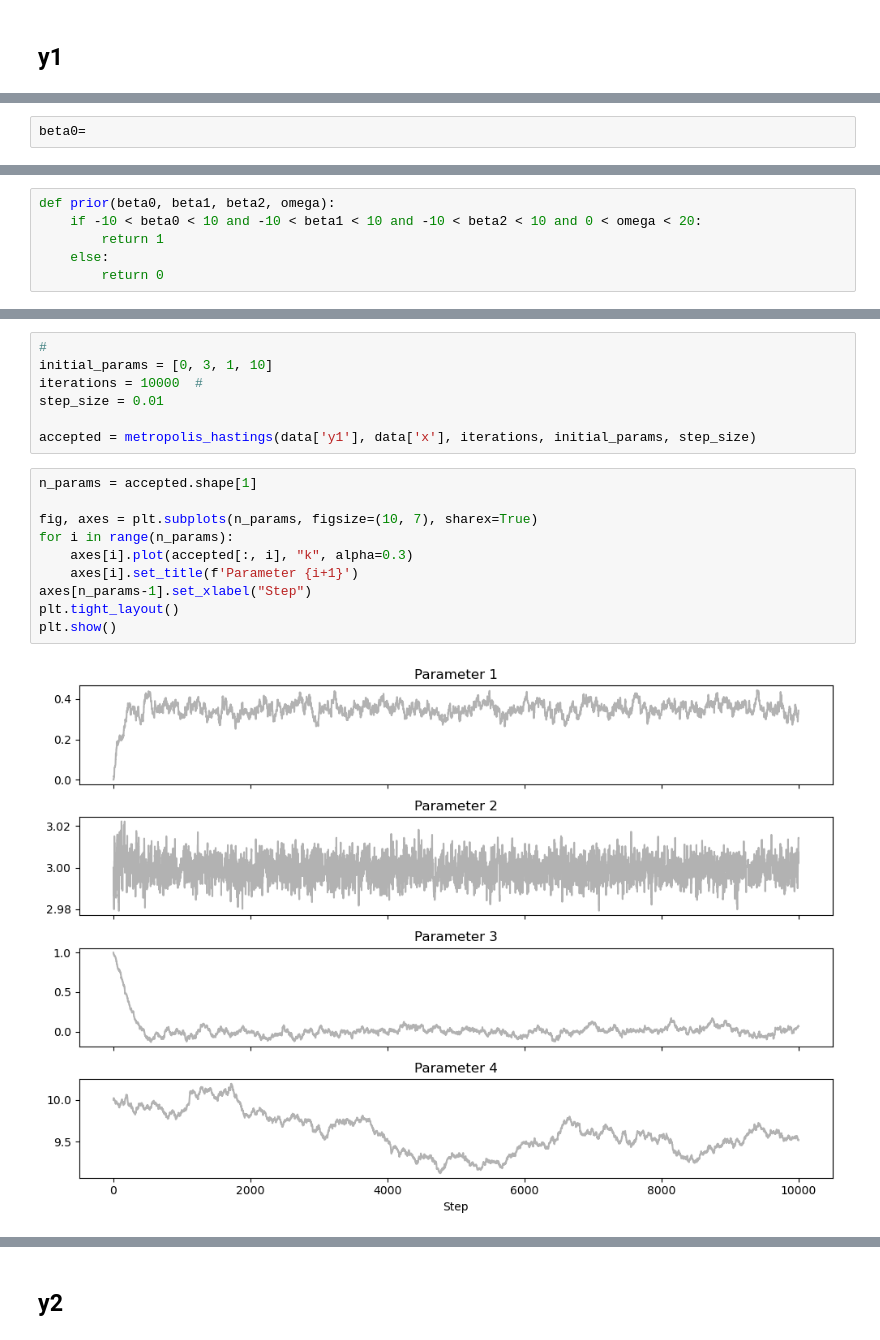
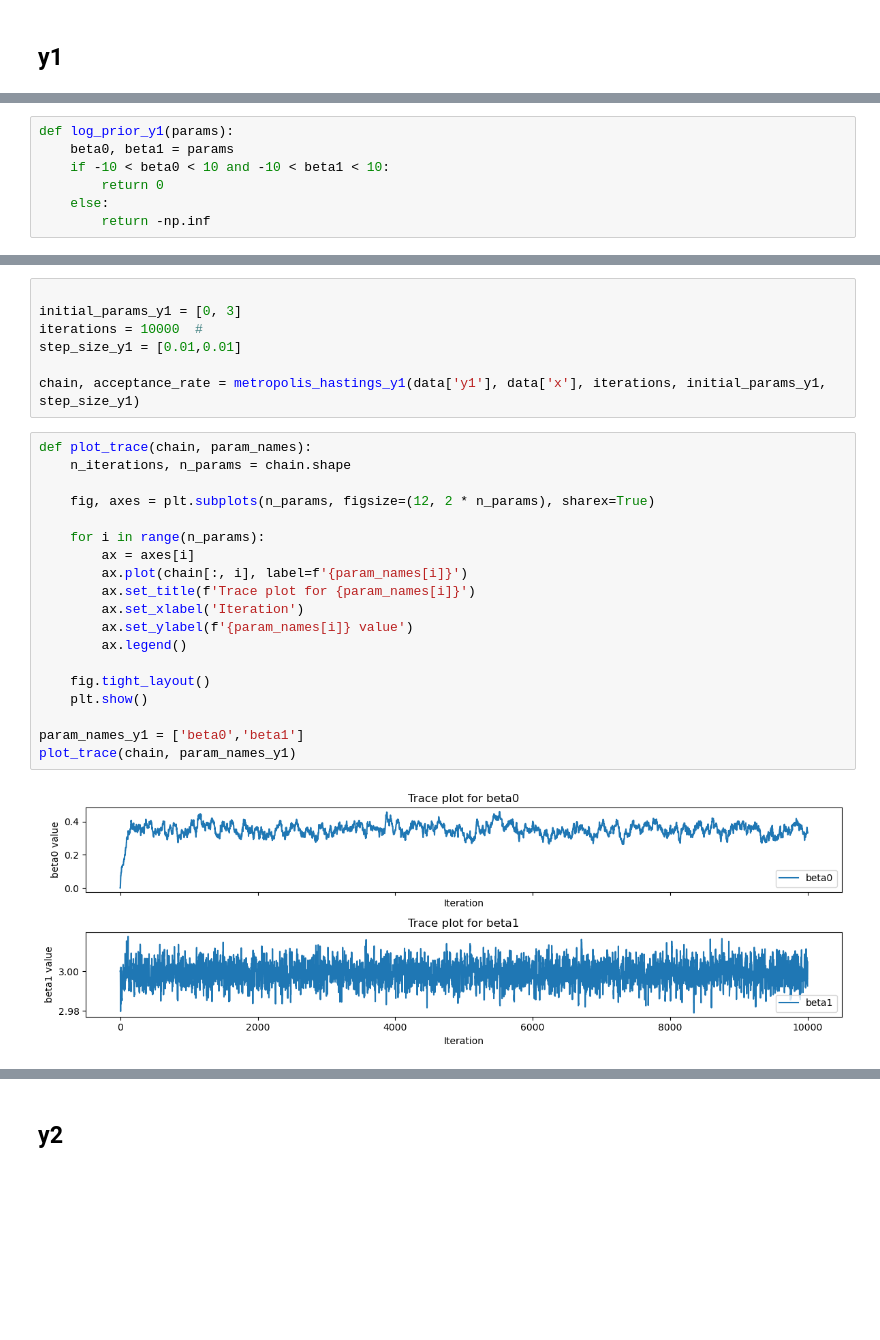
Before and after one commit to yyk1999/Project, a Jupyter notebook: Week4.ipynb, the cells around one changed output, grey strips where cells are left out. Cells and saved outputs as stored; diff of their text form; blank space fills up the shorter version.

```diff
--- a/Week4.ipynb
+++ b/Week4.ipynb
@@ -63,2 +48,0 @@ plt.plot(data['y1'])
-# %%
-beta0=
@@ -71,7 +126,8 @@ def log_likelihood(y_obs, y_pred, sigma=1):
 # %%
-def prior(beta0, beta1, beta2, omega):
-    if -10 < beta0 < 10 and -10 < beta1 < 10 and -10 < beta2 < 10 and 0 < omega < 20:
-        return 1
+def log_prior_y1(params):
+    beta0, beta1 = params
+    if -10 < beta0 < 10 and -10 < beta1 < 10:
+        return 0
     else:
-        return 0
+        return -np.inf
 # %%
@@ -98,22 +159,31 @@ def metropolis_hastings(y, x, iterations, initial_params, step_size):
 # %%
-#
-initial_params = [0, 3, 1, 10]
+
+initial_params_y1 = [0, 3]
 iterations = 10000  #
-step_size = 0.01
+step_size_y1 = [0.01,0.01]
 
-accepted = metropolis_hastings(data['y1'], data['x'], iterations, initial_params, step_size)
+chain, acceptance_rate = metropolis_hastings_y1(data['y1'], data['x'], iterations, initial_params_y1, step_size_y1)
 # %%
-n_params = accepted.shape[1]
+def plot_trace(chain, param_names):
+    n_iterations, n_params = chain.shape
 
-fig, axes = plt.subplots(n_params, figsize=(10, 7), sharex=True)
-for i in range(n_params):
-    axes[i].plot(accepted[:, i], "k", alpha=0.3)
-    axes[i].set_title(f'Parameter {i+1}')
-axes[n_params-1].set_xlabel("Step")
-plt.tight_layout()
-plt.show()
+    fig, axes = plt.subplots(n_params, figsize=(12, 2 * n_params), sharex=True)
+
+    for i in range(n_params):
+        ax = axes[i]
+        ax.plot(chain[:, i], label=f'{param_names[i]}')
+        ax.set_title(f'Trace plot for {param_names[i]}')
+        ax.set_xlabel('Iteration')
+        ax.set_ylabel(f'{param_names[i]} value')
+        ax.legend()
+
+    fig.tight_layout()
+    plt.show()
+
+param_names_y1 = ['beta0','beta1']
+plot_trace(chain, param_names_y1)
 # %% [output]
-[figure, old version]
+[figure, new version]
 # %%
 import corner
 
```
Also changed, not shown: parts of 51 cells of this notebook.
